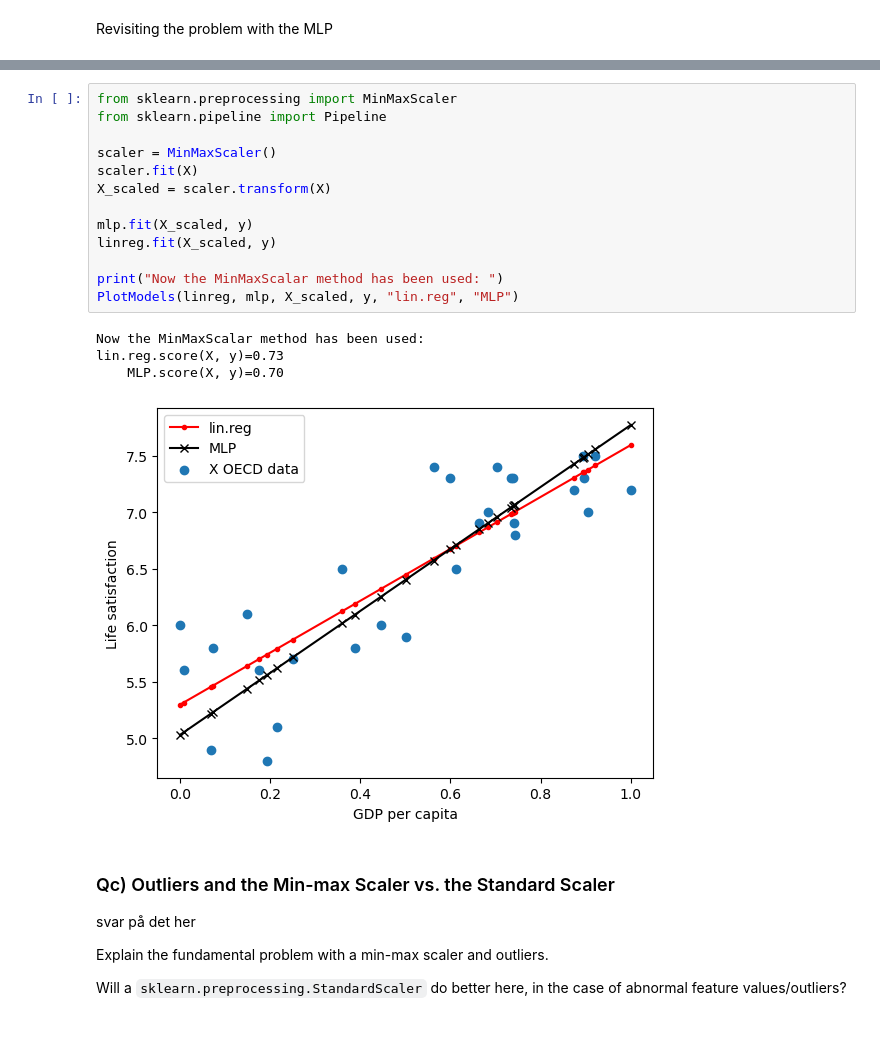
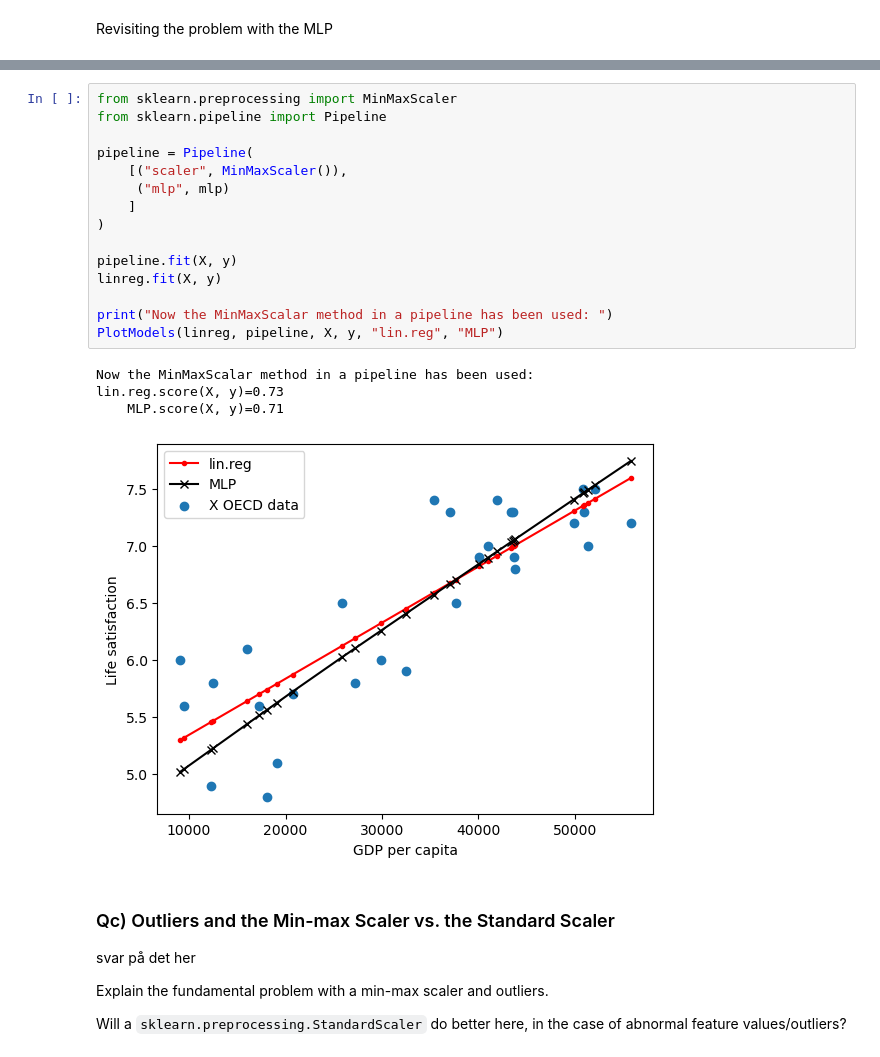
Before and after one commit to kaaecreme/6-Semester, a Jupyter notebook: MAL/02/02 - Samlet dokument.ipynb, the cells around one changed output, grey strips where cells are left out. Drawn from its saved outputs; the diff is of its cells as text.

Commit message:
Finished Qa+b in pipelines

```diff
--- a/MAL/02/02 - Samlet dokument.ipynb
+++ b/MAL/02/02 - Samlet dokument.ipynb
@@ -360,21 +362,23 @@ mangler tekst
 # %%
 from sklearn.preprocessing import MinMaxScaler
 from sklearn.pipeline import Pipeline
 
-scaler = MinMaxScaler()
-scaler.fit(X)
-X_scaled = scaler.transform(X)
+pipeline = Pipeline(
+    [("scaler", MinMaxScaler()),
+     ("mlp", mlp)
+    ]
+)
 
-mlp.fit(X_scaled, y)
-linreg.fit(X_scaled, y)
+pipeline.fit(X, y)
+linreg.fit(X, y)
 
-print("Now the MinMaxScalar method has been used: ")
-PlotModels(linreg, mlp, X_scaled, y, "lin.reg", "MLP")
+print("Now the MinMaxScalar method in a pipeline has been used: ")
+PlotModels(linreg, pipeline, X, y, "lin.reg", "MLP")
 # %% [output]
-Now the MinMaxScalar method has been used:
+Now the MinMaxScalar method in a pipeline has been used:
 lin.reg.score(X, y)=0.73
-    MLP.score(X, y)=0.70
+    MLP.score(X, y)=0.71
-[figure, old version]
+[figure, new version]
 # %% [markdown]
 ### Qc) Outliers and the Min-max Scaler vs. the Standard Scaler
 svar på det her
```
Also changed, not shown: parts of 10 cells of this notebook, 1 other file.
